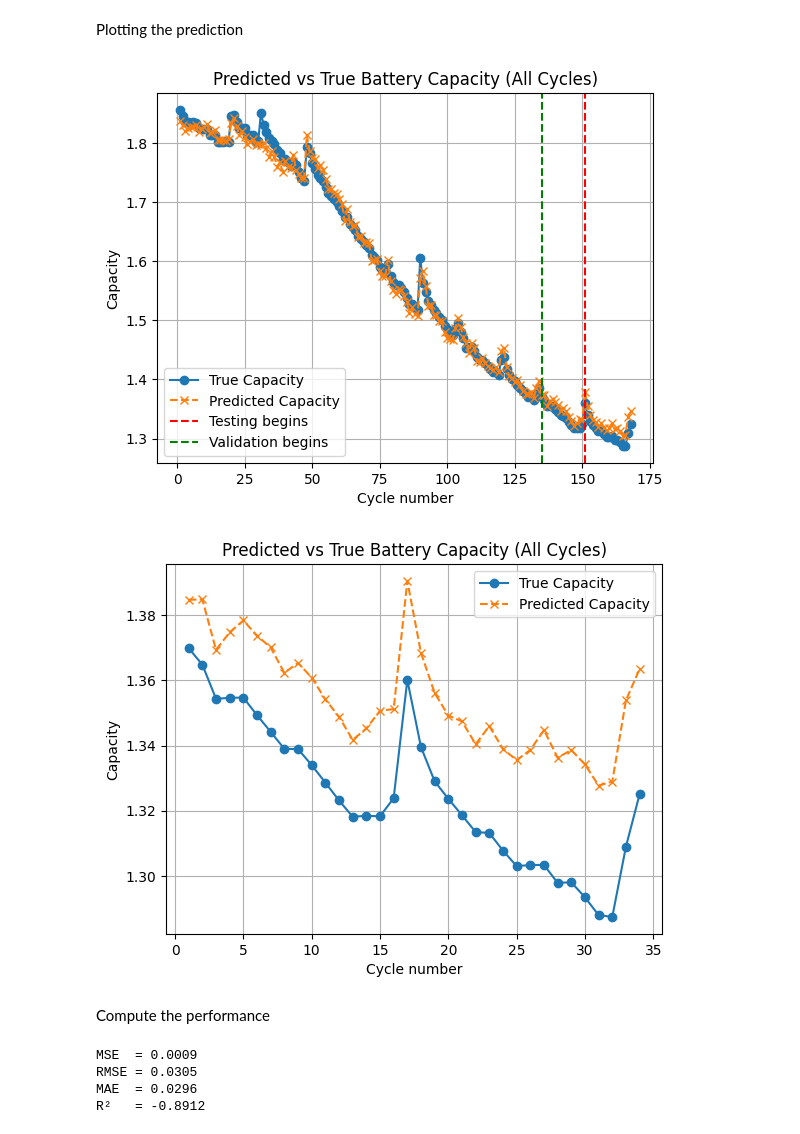
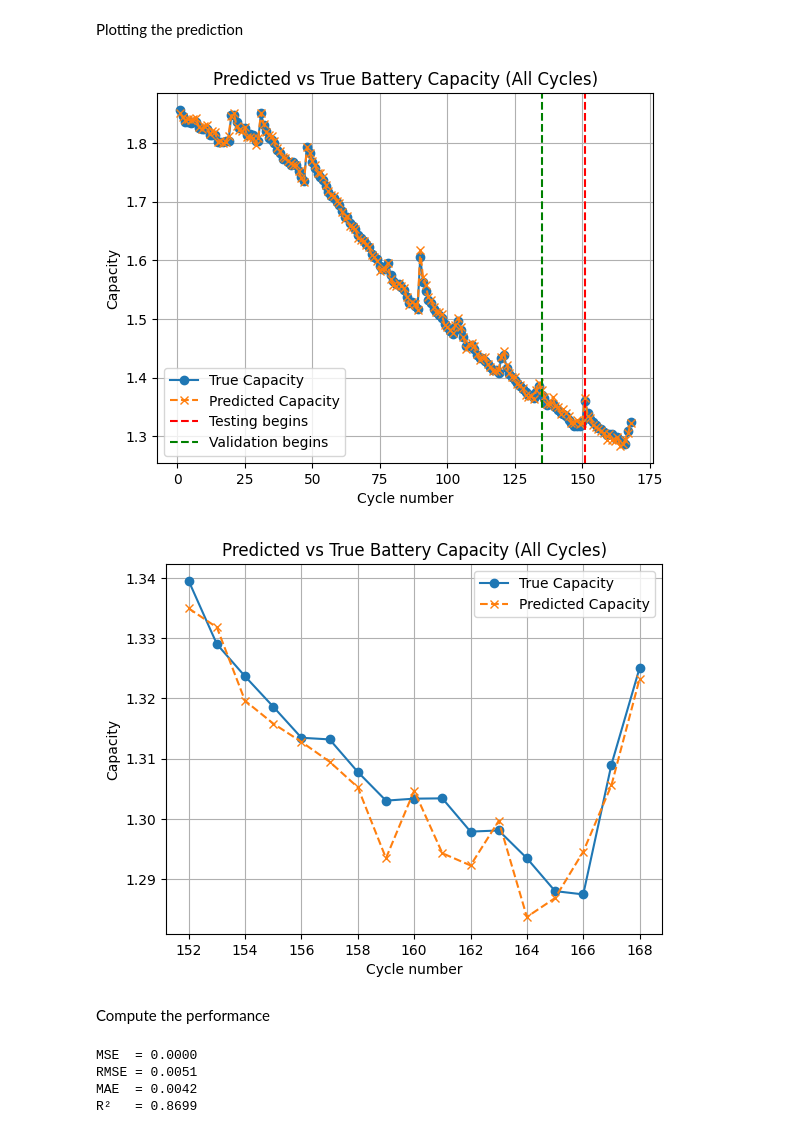
Before and after one commit to athreya122/DML-Project, a Jupyter notebook: dml_notebooks/RUL_battery_prediction.ipynb, the cells around one changed output. Saved outputs shown, nothing was run; the diff lists cells and outputs as text; code cells hidden in the pictures.

Commit message:
Code with both the models

```diff
--- a/dml_notebooks/RUL_battery_prediction.ipynb
+++ b/dml_notebooks/RUL_battery_prediction.ipynb
@@ -105,3 +88,22 @@ x_train, x_val, y_train, y_val = train_test_split(X_,Y_,test_size = 0.1, shuffle
+# %%
+from sklearn.preprocessing import MinMaxScaler
+import numpy as np
+
+num_features = x_train.shape[2]
+scalers = [MinMaxScaler() for _ in range(num_features)]
+
+# Scale the training data
+for i in range(num_features):
+    scalers[i].fit(x_train[:, :, i])
+    x_train[:, :, i] = scalers[i].transform(x_train[:, :, i])
+    x_val[:, :, i] = scalers[i].transform(x_val[:, :, i])
+    x_test[:, :, i] = scalers[i].transform(x_test[:, :, i])
+
+# Scale target column
+target_scaler = MinMaxScaler().fit(y_train.reshape(-1, 1))
+y_train = target_scaler.transform(y_train.reshape(-1, 1)).flatten()
+y_val = target_scaler.transform(y_val.reshape(-1, 1)).flatten()
+y_test = target_scaler.transform(y_test.reshape(-1, 1)).flatten()
 # %% [markdown]
 Create DataLoaders
 # %%
@@ -119,13 +121,13 @@ Training and validation
 device = torch.device("cuda" if torch.cuda.is_available() else "cpu")
 
 input_size = x_train.shape[2]
-hidden_size = 256
+hidden_size = 64
 output_size = 1
-num_epochs = 80
+num_epochs = 50
 
 # model = GRULayer(input_size, hidden_size, output_size).to(device)
 # criterion = nn.MSELoss()
-# optimizer = optim.Adam(model.parameters(), lr=0.001, weight_decay=1e-5)
+# optimizer = optim.Adam(model.parameters(), lr=0.001)
 
 # train_losses, val_losses = train_n_validate(
 #     model, train_loader, val_loader, num_epochs, optimizer, criterion, device
@@ -221,31 +194,31 @@ plt.legend()
 plt.grid(True)
 plt.show()
 # %% [output]
-[figure, old version]
+[figure, new version]
 # %%
 model.eval()
 with torch.no_grad():
     X_tensor_tst = torch.tensor(x_test, dtype=torch.float32).to(device)
     _,_,y_pred_tst = model(X_tensor_tst)
 y_pred_tst = y_pred_tst.cpu().squeeze().numpy()
-cycles_tst = np.arange(1, len(y_pred_tst) + 1)
+cycles_tst = np.arange(test_start+1, len(y_all_true) + 1)
 
 
 y_pred_unscaled_tst = target_scaler.inverse_transform(y_pred_tst.reshape(-1, 1)).flatten()
 y_true_unscaled_tst = target_scaler.inverse_transform(y_test.reshape(-1, 1)).flatten()
 plt.figure()
 plt.plot(cycles_tst, y_true_unscaled_tst, 'o-', label='True Capacity')
 plt.plot(cycles_tst, y_pred_unscaled_tst, 'x--', label='Predicted Capacity')
 
 
 plt.xlabel('Cycle number')
 plt.ylabel('Capacity')
 plt.title('Predicted vs True Battery Capacity (All Cycles)')
 plt.legend()
 plt.grid(True)
 plt.show()
 # %% [output]
-[figure, old version]
+[figure, new version]
 # %% [markdown]
 Compute the performance
 # %%
@@ -261,7 +234,7 @@ print(f"RMSE = {rmse:.4f}")
 print(f"MAE  = {mae:.4f}")
 print(f"R²   = {r2:.4f}")
 # %% [output]
-MSE  = 0.0009
-RMSE = 0.0305
-MAE  = 0.0296
-R²   = -0.8912
+MSE  = 0.0000
+RMSE = 0.0051
+MAE  = 0.0042
+R²   = 0.8699
```
Also changed, not shown: parts of 20 cells of this notebook, 7 other files.
